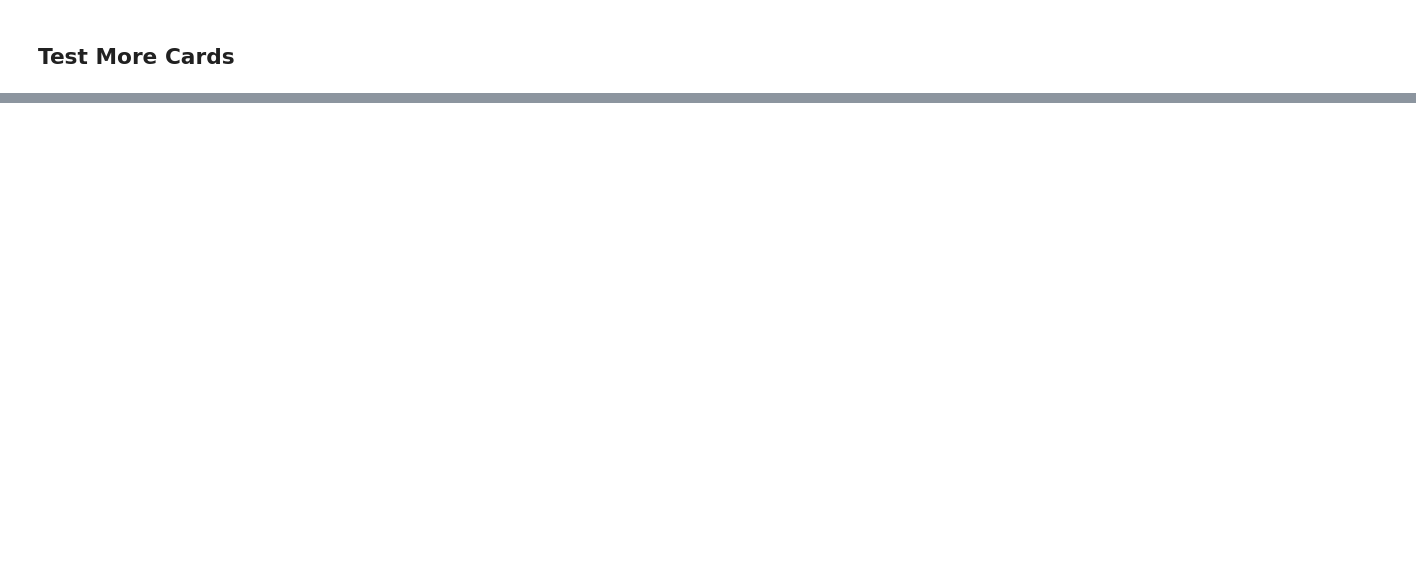
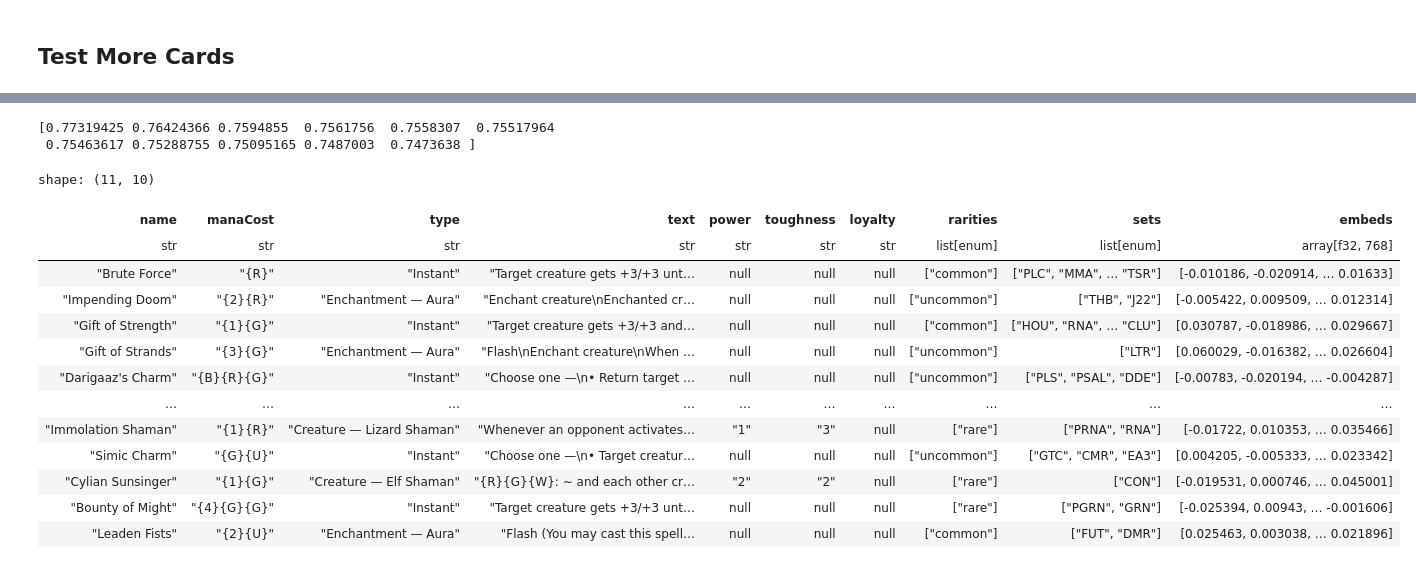
Before and after one commit to vico/mtg-embeddings, a Jupyter notebook: mtg_embeddings_test.ipynb, the cells around one changed output, grey strips where cells are left out. Saved outputs shown, nothing was run; the diff lists cells and outputs as text; code cells hidden in the pictures; blank space fills up the shorter version.

Commit message:
filter

```diff
--- a/mtg_embeddings_test.ipynb
+++ b/mtg_embeddings_test.ipynb
@@ -157,0 +160,27 @@ shape: (11, 10)
+# %%
+def get_similar_cards_filtered(
+    card_name, mana=None, card_type=None, text_partial=None, set_card=None
+):
+    query_embed = (
+        df.filter(pl.col("name") == card_name)["embeds"].to_numpy(allow_copy=False)
+    )[0]
+
+    embed_f = df.lazy()
+
+    if mana:
+        embed_f = embed_f.filter(pl.col("manaCost").str.contains(mana, literal=True))
+    if card_type:
+        embed_f = embed_f.filter(pl.col("type").str.contains(card_type, literal=True))
+    if text_partial:
+        embed_f = embed_f.filter(
+            pl.col("text").str.contains(text_partial, literal=True)
+        )
+    if set_card:
+        embed_f = embed_f.filter(pl.col("sets").list.contains(set_card))
+
+    embed_f = embed_f.collect()
+    embeddings_f = embed_f["embeds"].to_numpy(allow_copy=False)
+
+    idx, score = fast_dot_product(query_embed, embeddings_f, k=10 + 1)
+    print(score)
+    return embed_f[idx]
@@ -157,0 +225,19 @@ shape: (11, 10)
+# %%
+get_similar_cards_filtered("Lightning Helix", text_partial="+3/+3")
+# %% [output]
+[0.77319425 0.76424366 0.7594855  0.7561756  0.7558307  0.75517964
+ 0.75463617 0.75288755 0.75095165 0.7487003  0.7473638 ]
+shape: (11, 10)
+| name | manaCost | type | text | power | toughness | loyalty | rarities | sets | embeds |
+| str | str | str | str | str | str | str | list[enum] | list[enum] | array[f32, 768] |
+| "Brute Force" | "{R}" | "Instant" | "Target creature gets +3/+3 unt… | null | null | null | ["common"] | ["PLC", "MMA", … "TSR"] | [-0.010186, -0.020914, … 0.01633] |
+| "Impending Doom" | "{2}{R}" | "Enchantment — Aura" | "Enchant creature\nEnchanted cr… | null | null | null | ["uncommon"] | ["THB", "J22"] | [-0.005422, 0.009509, … 0.012314] |
+| "Gift of Strength" | "{1}{G}" | "Instant" | "Target creature gets +3/+3 and… | null | null | null | ["common"] | ["HOU", "RNA", … "CLU"] | [0.030787, -0.018986, … 0.029667] |
+| "Gift of Strands" | "{3}{G}" | "Enchantment — Aura" | "Flash\nEnchant creature\nWhen … | null | null | null | ["uncommon"] | ["LTR"] | [0.060029, -0.016382, … 0.026604] |
+| "Darigaaz's Charm" | "{B}{R}{G}" | "Instant" | "Choose one —\n• Return target … | null | null | null | ["uncommon"] | ["PLS", "PSAL", "DDE"] | [-0.00783, -0.020194, … -0.004287] |
+| … | … | … | … | … | … | … | … | … | … |
+| "Immolation Shaman" | "{1}{R}" | "Creature — Lizard Shaman" | "Whenever an opponent activates… | "1" | "3" | null | ["rare"] | ["PRNA", "RNA"] | [-0.01722, 0.010353, … 0.035466] |
+| "Simic Charm" | "{G}{U}" | "Instant" | "Choose one —\n• Target creatur… | null | null | null | ["uncommon"] | ["GTC", "CMR", "EA3"] | [0.004205, -0.005333, … 0.023342] |
+| "Cylian Sunsinger" | "{1}{G}" | "Creature — Elf Shaman" | "{R}{G}{W}: ~ and each other cr… | "2" | "2" | null | ["rare"] | ["CON"] | [-0.019531, 0.000746, … 0.045001] |
+| "Bounty of Might" | "{4}{G}{G}" | "Instant" | "Target creature gets +3/+3 unt… | null | null | null | ["rare"] | ["PGRN", "GRN"] | [-0.025394, 0.00943, … -0.001606] |
+| "Leaden Fists" | "{2}{U}" | "Enchantment — Aura" | "Flash (You may cast this spell… | null | null | null | ["common"] | ["FUT", "DMR"] | [0.025463, 0.003038, … 0.021896] |
```
Also changed, not shown: parts of 4 cells of this notebook.
